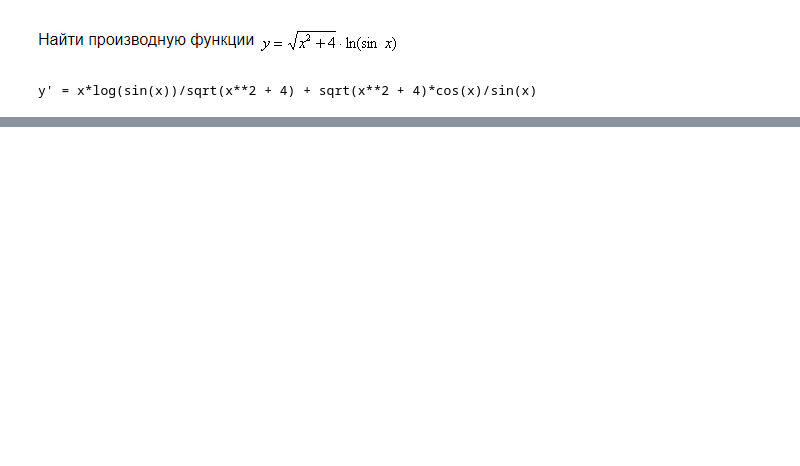
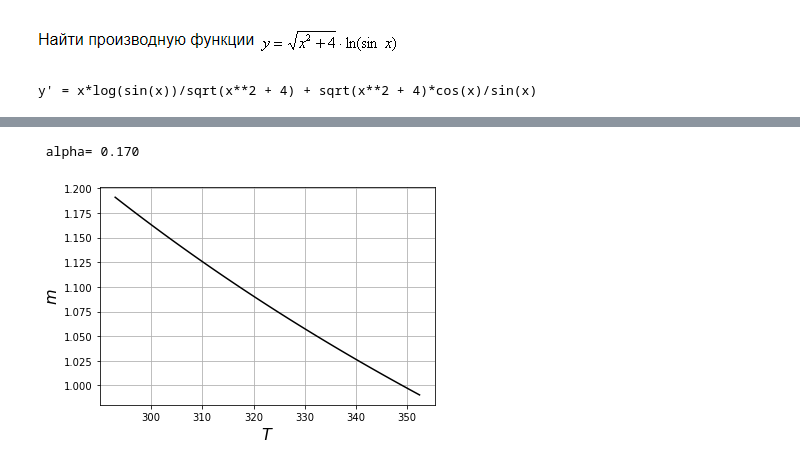
Before and after one commit to BorsukovVladislav/Jupyter_LR1, a Jupyter notebook: Zadacha.ipynb, the cells around one changed output, grey strips where cells are left out. Cells and saved outputs as stored; diff of their text form; code cells hidden in the pictures; blank space fills up the shorter version.

```diff
--- a/Zadacha.ipynb
+++ b/Zadacha.ipynb
@@ -14,0 +17,30 @@ y' = x*log(sin(x))/sqrt(x**2 + 4) + sqrt(x**2 + 4)*cos(x)/sin(x)
+# %%
+import matplotlib.pyplot as plt
+R = 8.31
+T1 = 293
+T2 = 353
+p = 1.0e5
+V = 1
+mu = 0.029
+N = 100
+dT = (T2-T1) / N
+alpha = 1 - T1/T2
+print(" alpha=%6.3f"%alpha)
+x=[]
+m=[]
+x.append(T1)
+m.append((p * V * mu/R)/T1)
+
+for i in range(1, N):
+    t = T1 + i*dT
+    x.append(t)
+    m.append((p*V*mu/R)/t)
+
+plt.plot(x,m,'k-')
+plt.xlabel('$T$',fontsize=16)
+plt.ylabel('$m$',fontsize=16)
+plt.grid(True)
+plt.show()
+# %% [output]
+ alpha= 0.170
+[figure, added]
```
Also changed, not shown: parts of 1 cell of this notebook.
